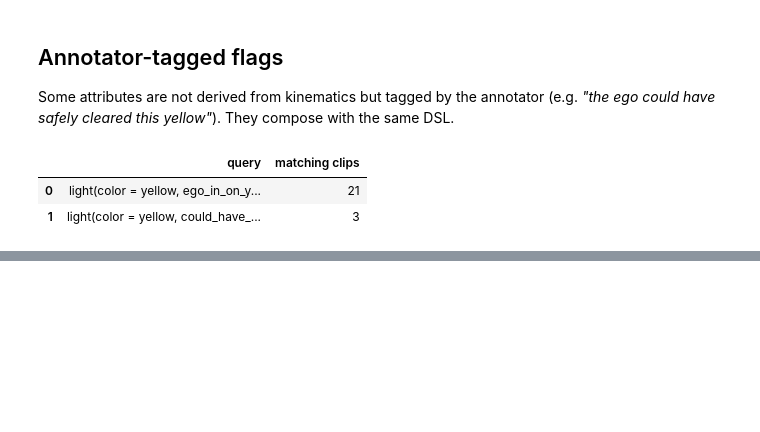
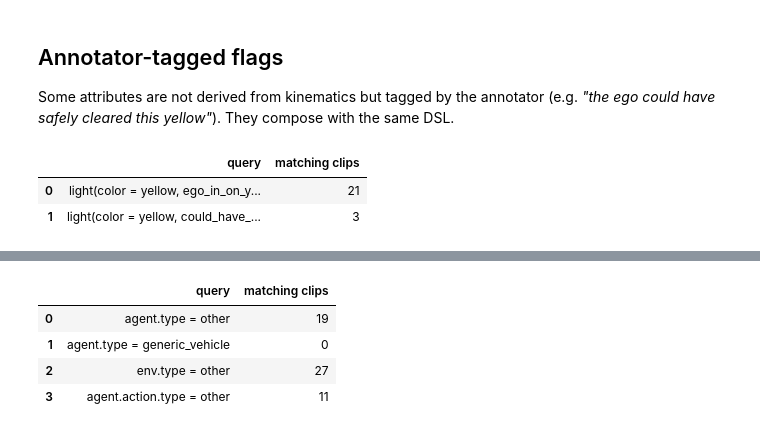
Before and after one commit to nv-tlabs/cascade-devkit, a Jupyter notebook: notebooks/02_query_dsl_tour.ipynb, the cells around one changed output, grey strips where cells are left out. Saved outputs shown, nothing was run; the diff lists cells and outputs as text; code cells hidden in the pictures; blank space fills up the shorter version.

```diff
--- a/notebooks/02_query_dsl_tour.ipynb
+++ b/notebooks/02_query_dsl_tour.ipynb
@@ -423,0 +345,13 @@ run([
+# %%
+run([
+    "agent.type = other",
+    "agent.type = generic_vehicle",
+    "env.type = other",
+    "agent.action.type = other",
+])
+# %% [output]
+|  | query | matching clips |
+| 0 | agent.type = other | 19 |
+| 1 | agent.type = generic_vehicle | 0 |
+| 2 | env.type = other | 27 |
+| 3 | agent.action.type = other | 11 |
```
Also changed, not shown: parts of 30 cells of this notebook, 4 other files.
